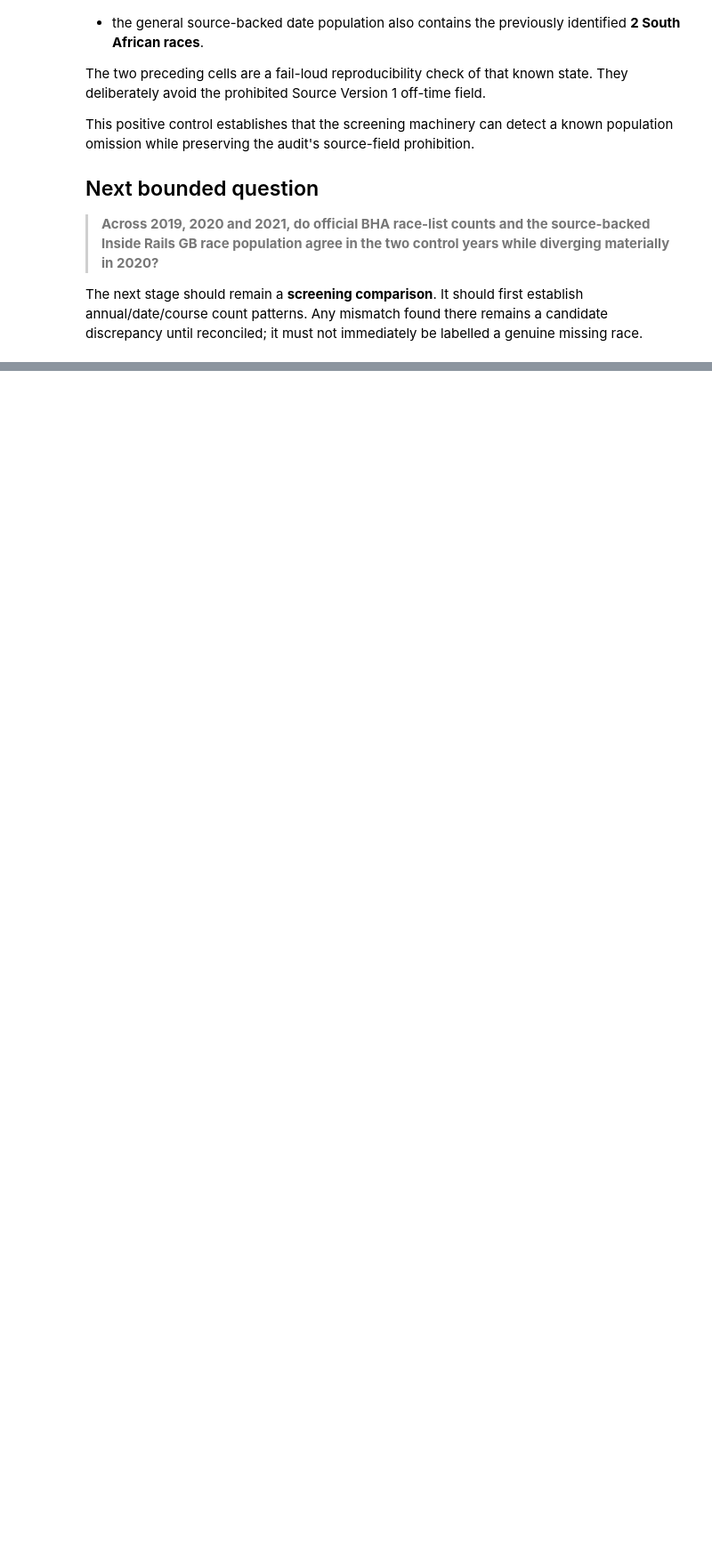
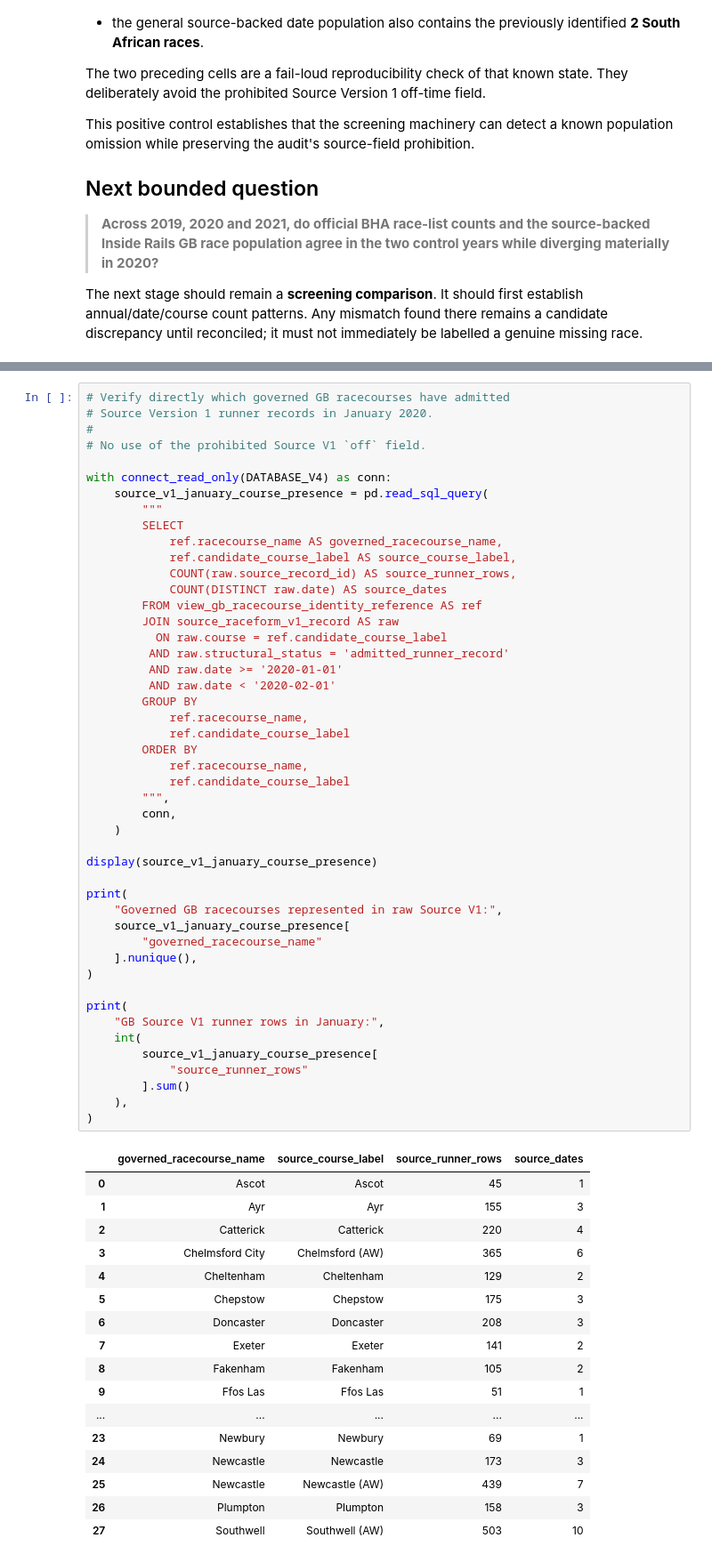
Before and after one commit to rjmac22/inside-rails-horse-racing, a Jupyter notebook: notebooks/26_gb_race_population_completeness.ipynb, the cells around one changed output, grey strips where cells are left out. Shown at 89% size. Drawn from its saved outputs; the diff is of its cells as text; blank space fills up the shorter version.

```diff
--- a/notebooks/26_gb_race_population_completeness.ipynb
+++ b/notebooks/26_gb_race_population_completeness.ipynb
@@ -465,0 +3028,65 @@ The next stage should remain a **screening comparison**. It should first establi
+# %%
+# Verify directly which governed GB racecourses have admitted
+# Source Version 1 runner records in January 2020.
+#
+# No use of the prohibited Source V1 `off` field.
+
+with connect_read_only(DATABASE_V4) as conn:
+    source_v1_january_course_presence = pd.read_sql_query(
+        """
+        SELECT
+            ref.racecourse_name AS governed_racecourse_name,
+            ref.candidate_course_label AS source_course_label,
+            COUNT(raw.source_record_id) AS source_runner_rows,
+            COUNT(DISTINCT raw.date) AS source_dates
+        FROM view_gb_racecourse_identity_reference AS ref
+        JOIN source_raceform_v1_record AS raw
+          ON raw.course = ref.candidate_course_label
+         AND raw.structural_status = 'admitted_runner_record'
+         AND raw.date >= '2020-01-01'
+         AND raw.date < '2020-02-01'
+        GROUP BY
+            ref.racecourse_name,
+            ref.candidate_course_label
+        ORDER BY
+            ref.racecourse_name,
+            ref.candidate_course_label
+        """,
+        conn,
+    )
+
+display(source_v1_january_course_presence)
+
+print(
+    "Governed GB racecourses represented in raw Source V1:",
+    source_v1_january_course_presence[
+        "governed_racecourse_name"
+    ].nunique(),
+)
+
+print(
+    "GB Source V1 runner rows in January:",
+    int(
+        source_v1_january_course_presence[
+            "source_runner_rows"
+        ].sum()
+    ),
+)
+# %% [output]
+|  | governed_racecourse_name | source_course_label | source_runner_rows | source_dates |
+| 0 | Ascot | Ascot | 45 | 1 |
+| 1 | Ayr | Ayr | 155 | 3 |
+| 2 | Catterick | Catterick | 220 | 4 |
+| 3 | Chelmsford City | Chelmsford (AW) | 365 | 6 |
+| 4 | Cheltenham | Cheltenham | 129 | 2 |
+| 5 | Chepstow | Chepstow | 175 | 3 |
+| 6 | Doncaster | Doncaster | 208 | 3 |
+| 7 | Exeter | Exeter | 141 | 2 |
+| 8 | Fakenham | Fakenham | 105 | 2 |
+| 9 | Ffos Las | Ffos Las | 51 | 1 |
+| ... | ... | ... | ... | ... |
+| 23 | Newbury | Newbury | 69 | 1 |
+| 24 | Newcastle | Newcastle | 173 | 3 |
+| 25 | Newcastle | Newcastle (AW) | 439 | 7 |
+| 26 | Plumpton | Plumpton | 158 | 3 |
+| 27 | Southwell | Southwell (AW) | 503 | 10 |
```
Also changed, not shown: parts of 55 cells of this notebook.
